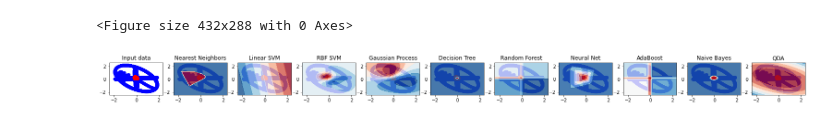
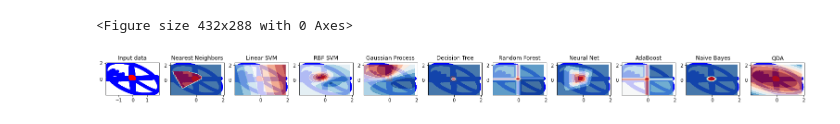
Before and after one commit to AugustUnderground/fuzzy-yeti-balls, a Jupyter notebook: notebooks/classification.ipynb, the cells around one changed output. Saved outputs shown, nothing was run; the diff lists cells and outputs as text; code cells hidden in the pictures.

```diff
--- a/notebooks/classification.ipynb
+++ b/notebooks/classification.ipynb
@@ -59,8 +59,21 @@ X_train, X_test, y_train, y_test = train_test_split( X_scale, y
                                                    , test_size    = 0.3
                                                    , random_state = 666
                                                    , )
+# %%
+x_var = 'Ia'
+y_var = 'Ib'
+z_var = 'G'
+# %%
+x_idx = x_keys.index(x_var)
+y_idx = x_keys.index(y_var)
+z_idx = y_keys.index(z_var)
 # %%
 h = .1
+
+x_min = np.min(X_scale[:,x_idx])
+x_max = np.max(X_scale[:,x_idx])
+y_min = np.min(X_scale[:,y_idx])
+y_max = np.max(X_scale[:,y_idx])
 
 xx, yy = np.meshgrid( np.arange(x_min, x_max, h)
                     , np.arange(y_min, y_max, h)
@@ -127,33 +140,33 @@ def decision_boundary(clf):
 # %%
 plt.tight_layout()
 figure = plt.figure(figsize=(27, 9))
 cm = plt.cm.RdBu
 cm_bright = ListedColormap(["#FF0000", "#0000FF"])
 ax = plt.subplot(6, len(classifiers) + 1, 1)
 ax.set_title("Input data")
-ax.scatter( X_scale[:, 0], X_scale[:, 1]
+ax.scatter( X_scale[:, x_idx], X_scale[:, y_idx]
           , c=y, cmap=cm_bright
           , edgecolors=None )
 
 ax.set_xlim(xx.min(), xx.max())
 ax.set_ylim(yy.min(), yy.max())
 
 for i,(n,c) in list(enumerate(clf_fit.items())):
     ax = plt.subplot(6, len(classifiers) + 1, i + 2)
     zz = decision_boundary(c)
 
-    ax.scatter( X_scale[:, 0], X_scale[:, 1]
+    ax.scatter( X_scale[:, x_idx], X_scale[:, y_idx]
               , c=y, cmap=cm_bright
               , edgecolors=None )
 
     ax.contourf( np.resize(xx, zz.shape), np.resize(yy, zz.shape), zz, cmap=cm, alpha=.8 )
 
     ax.set_title(f'{n}')
 
 plt.savefig('../plots/comparison.png')
 # %% [output]
 <Figure size 432x288 with 0 Axes>
-[figure, old version]
+[figure, new version]
 # %%
 def predict_m(clf, X):
     return np.unpackbits(clf.predict(X.reshape(1,-1)).astype(np.uint8))[-4:].reshape(1,-1)
```
Also changed, not shown: parts of 1 cell of this notebook, 1 other file.
